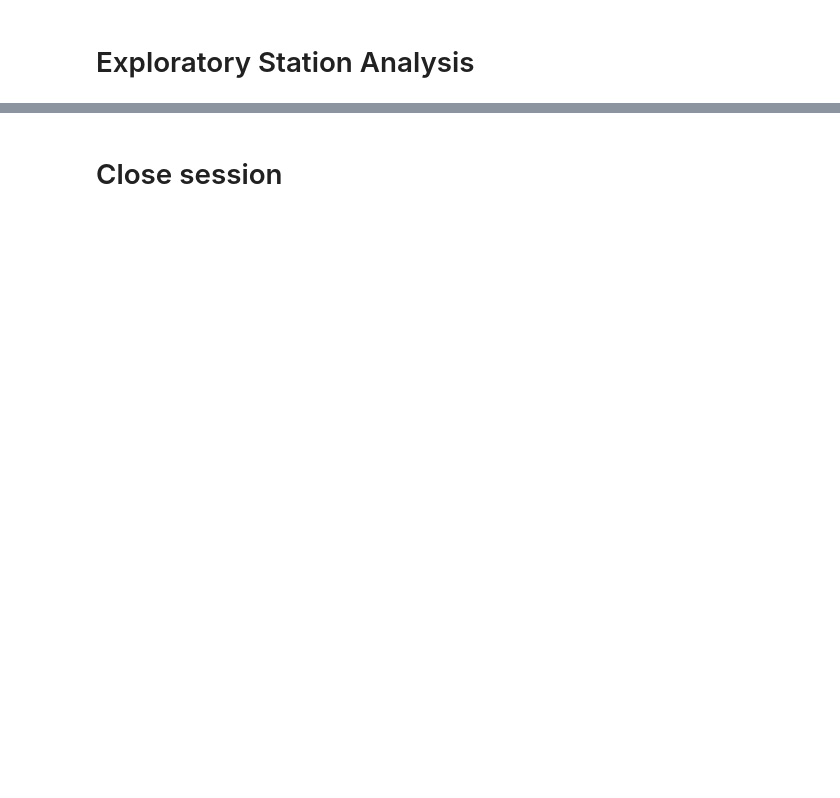
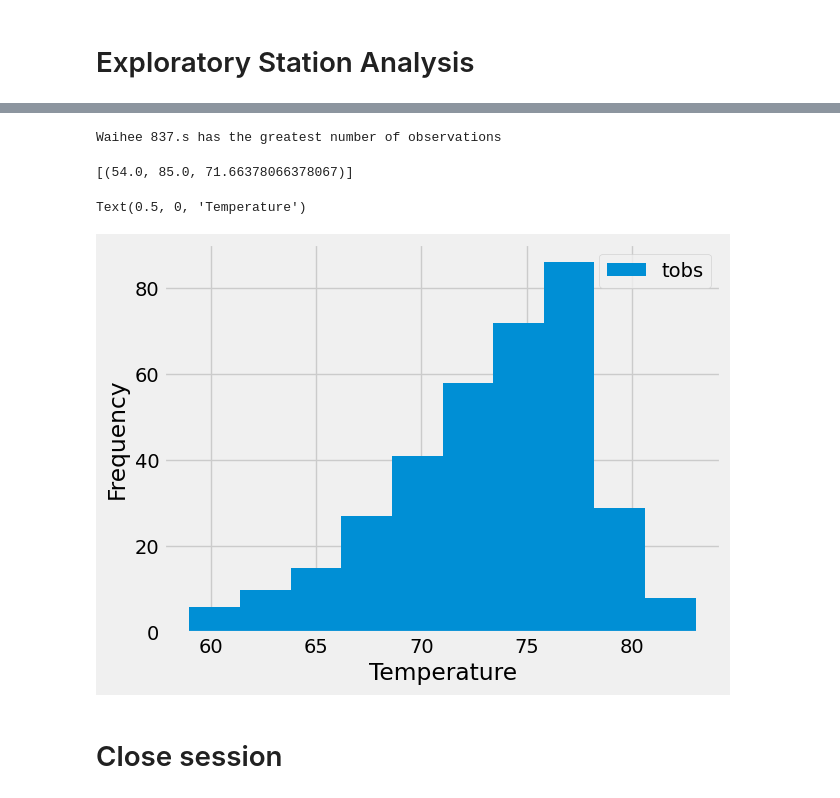
Before and after one commit to Patrick-Bacza/sqlalchemy-challenge, a Jupyter notebook: climate_starter.ipynb, the cells around one changed output, grey strips where cells are left out. Saved outputs shown, nothing was run; the diff lists cells and outputs as text; code cells hidden in the pictures; blank space fills up the shorter version.

```diff
--- a/climate_starter.ipynb
+++ b/climate_starter.ipynb
@@ -69,8 +146,35 @@ session = Session(engine)
+# %%
+print('Waihee 837.s has the greatest number of observations')
+# %% [output]
+Waihee 837.s has the greatest number of observations
 # %%
 # Using the most active station id from the previous query, calculate the lowest, highest, and average temperature.
+
+session.query(func.min(measurement.tobs) , func.max(measurement.tobs), func.avg(measurement.tobs))\
+       .filter(station.station == measurement.station)\
+       .filter(station.station == 'USC00519281')\
+       .all()
+# %% [output]
+[(54.0, 85.0, 71.66378066378067)]
 # %%
 # Using the most active station id
 # Query the last 12 months of temperature observation data for this station and plot the results as a histogram
+
+agg_data_2 = session.query(measurement.date , measurement.tobs)\
+                    .filter(station.station == measurement.station)\
+                    .filter(station.station == 'USC00519281')\
+                    .filter(measurement.date.between('2016-08-23' , '2017-08-23'))\
+                    .all()
+
+
+temperature = pd.DataFrame(agg_data_2 ,columns=('Date' , 'tobs'))
+temperature.set_index('Date' , inplace=True)
+
+temperature.plot(kind='hist')
+plt.xlabel('Temperature')
+# %% [output]
+Text(0.5, 0, 'Temperature')
+[figure, added]
 # %% [markdown]
 # Close session
 # %%
```
Also changed, not shown: parts of 11 cells of this notebook.
